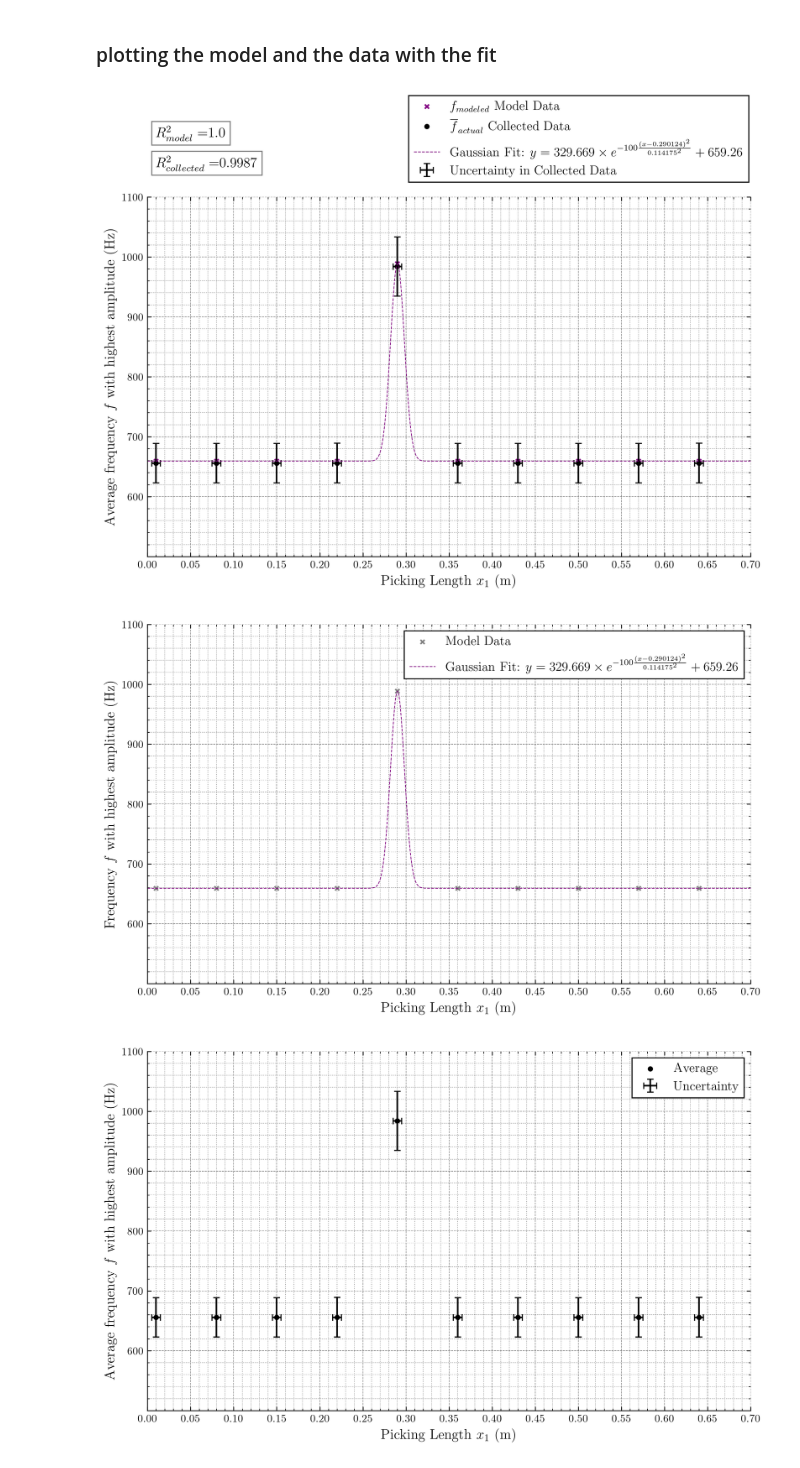
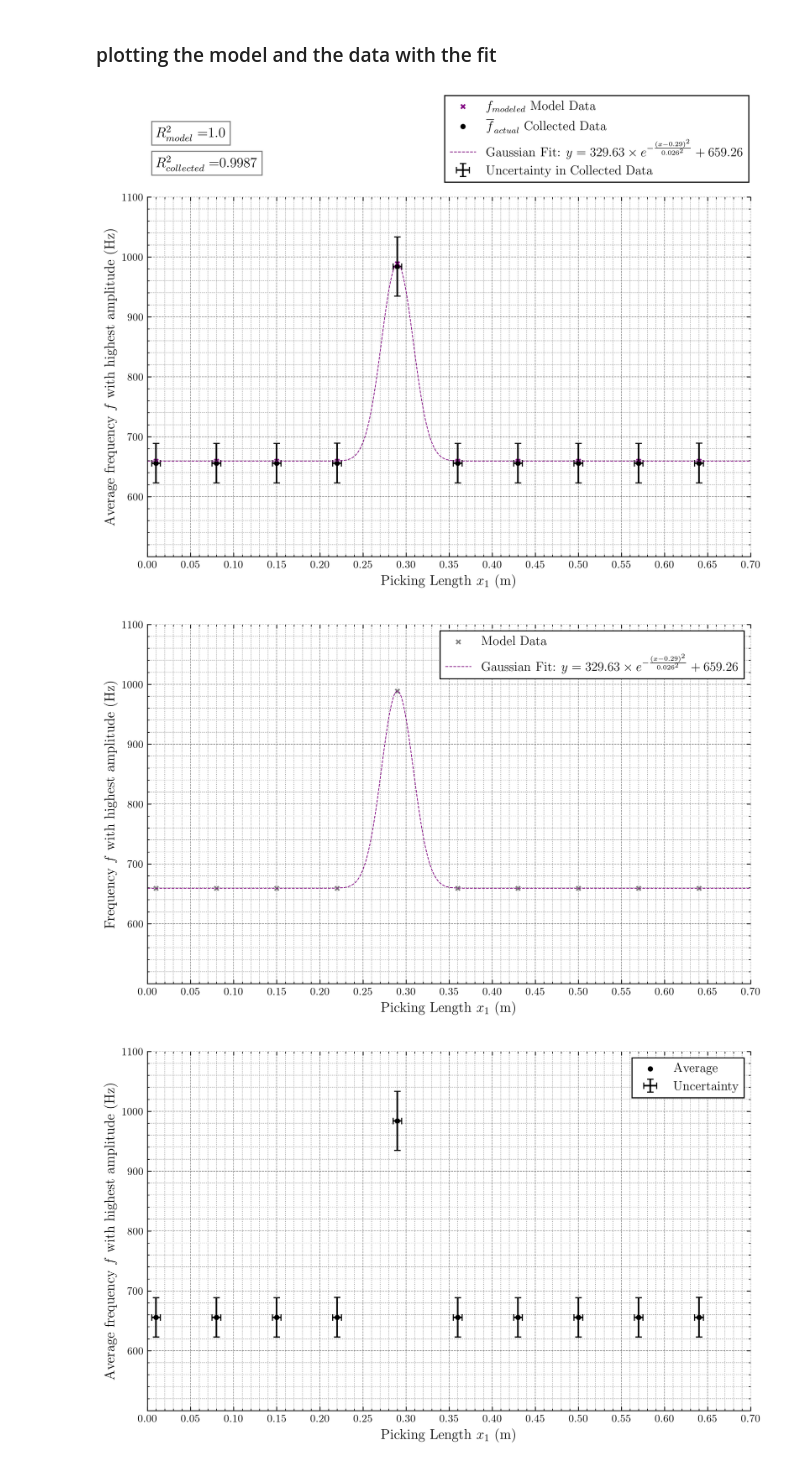
Before and after one commit to peteseta/physics-ia, a Jupyter notebook: plots/data figs.ipynb, the cells around one changed output. Saved outputs shown, nothing was run; the diff lists cells and outputs as text; code cells hidden in the pictures.

```diff
--- a/plots/data figs.ipynb
+++ b/plots/data figs.ipynb
@@ -27,7 +27,7 @@ collected_y_uncertainty = collected_data_df['Uncertainty in average frequency wi
 
 # Define the Gaussian function
 def gaussian(x):
-    return 329.669 * np.exp(-100*((x - 0.290124) ** 2) / (0.114175 ** 2)) + 659.26
+    return 329.63 * np.exp(-((x - 0.29) ** 2) / (0.026 ** 2)) + 659.26
 
 # Generate x values for plotting the Gaussian curve
 x_values = np.linspace(0, 0.7, 500)
@@ -48,7 +48,7 @@ plt.errorbar(collected_x, collected_y, xerr=collected_x_uncertainty, yerr=collec
              fmt='o', color='black', label='Uncertainty in Collected Data', markersize=1, capsize=3)
 
 # Gaussian line of best fit
-gaussian_eq = r"$y = 329.669 \times e^{-100\frac{(x - 0.290124)^2}{0.114175^2}} + 659.26$"
+gaussian_eq = r"$y = 329.63 \times e^{- \frac{(x - 0.29)^2}{0.026^2}} + 659.26$"
 plt.plot(x_values, y_values, label=f'Gaussian Fit: {gaussian_eq}', linestyle='--', color='purple', linewidth=0.7)
 
 
@@ -68,35 +68,35 @@ plt.minorticks_on()
 
 # Grid settings to mimic LaTeX style
 plt.grid(which='both', linestyle='--', linewidth='0.5', color='gray')
 plt.grid(which='minor', linestyle=':', linewidth='0.5', color='gray')
 
 # Remove top and right spines to mimic LaTeX/pgfplots style
 ax = plt.gca()
 ax.spines['top'].set_visible(False)
 ax.spines['right'].set_visible(False)
 ax.tick_params(axis='both', which='major', labelsize=10)
 
 # Ticks inside the plot area
 ax.tick_params(axis='both', which='both', direction='in', top=True, right=True)
 
 # Legend
 plt.legend(fontsize=12, edgecolor='black', facecolor='white', framealpha=1,
-           fancybox=False, loc='upper center', bbox_to_anchor=(0.715, 1.30))
+           fancybox=False, loc='upper center', bbox_to_anchor=(0.745, 1.30))
 
 
 # correlation
 model_r2 = 1.0
 collected_r2 = 0.9987
 plt.text(0.01, 1200, r'$R^2_{model}=$' + str(model_r2), fontsize=13,
          bbox=dict(facecolor='white', edgecolor='grey', boxstyle='square,pad=0.3'))
 plt.text(0.01, 1150, r'$R^2_{collected}=$' + str(collected_r2), fontsize=13,
          bbox=dict(facecolor='white', edgecolor='grey', boxstyle='square,pad=0.3'))
 
 
 # Show the plot
 plt.show()
 # %% [output]
-[figure, old version]
+[figure, new version]
 # %%
 # Create the scatter plot with specified styles and LaTeX/pgfplots adaptations
 plt.figure(figsize=(10, 6), dpi=300)
@@ -106,7 +106,6 @@ plt.scatter(model_x, model_y, label='Model Data', marker='x', color='grey', s=15
 # plt.scatter(collected_x, collected_y, label='Collected Data', marker='o', color='black', s=15)
 
 # Gaussian line of best fit
-gaussian_eq = r"$y = 329.669 \times e^{-100\frac{(x - 0.290124)^2}{0.114175^2}} + 659.26$"
 plt.plot(x_values, y_values, label=f'Gaussian Fit: {gaussian_eq}', linestyle='--', color='purple', linewidth=0.7)
 
 # Axis Labels and Title
@@ -143,7 +142,7 @@ plt.legend(fontsize=12, edgecolor='black', facecolor='white', framealpha=1,
 # Show the plot
 plt.show()
 # %% [output]
-[figure, old version]
+[figure, new version]
 # %%
 # Create the scatter plot with specified styles and LaTeX/pgfplots adaptations
 plt.figure(figsize=(10, 6), dpi=300)
```
Also changed, not shown: 7 other files.
